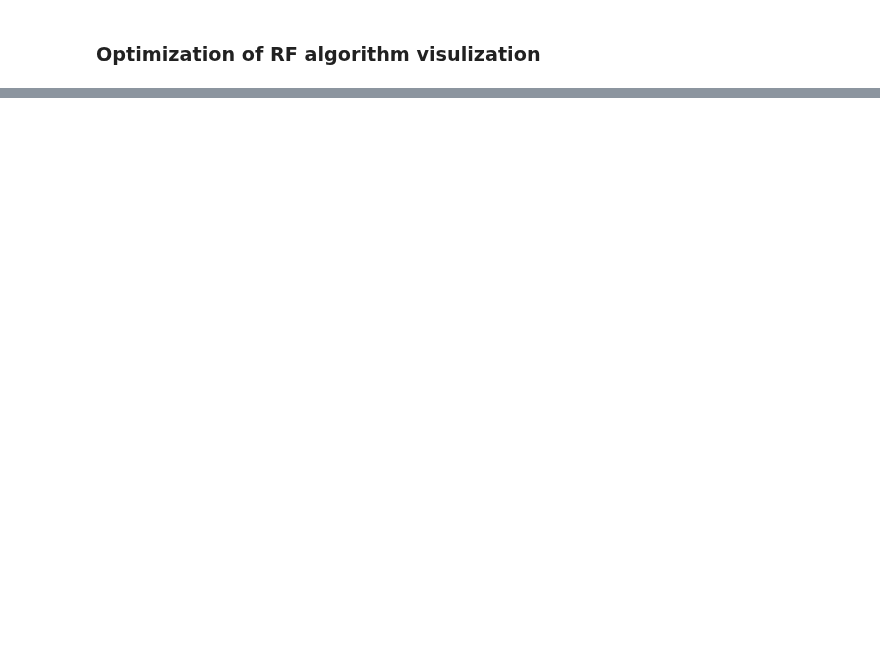
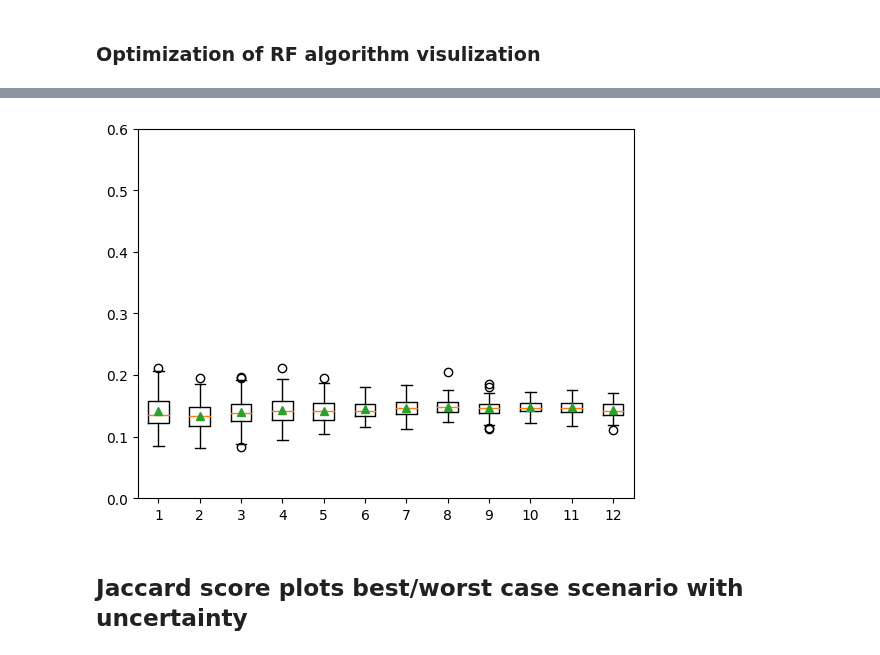
Before and after one commit to amadejp/DS_Project_Feature_Selection, a Jupyter notebook: src/optimization_graphing.ipynb, the cells around one changed output, grey strips where cells are left out. Drawn from its saved outputs; the diff is of its cells as text; code cells hidden in the pictures; blank space fills up the shorter version.

```diff
--- a/src/optimization_graphing.ipynb
+++ b/src/optimization_graphing.ipynb
@@ -133,0 +52,8 @@ file_dict
+# %%
+plt.boxplot([compiled_metrics[sub]["auc_singles"] for sub in subsample_proportions], showmeans=True)
+plt.ylim(0, 0.6)
+plt.show()
+# %% [output]
+[figure, added]
+# %% [markdown]
+## Jaccard score plots best/worst case scenario with uncertainty
```
Also changed, not shown: parts of 23 cells of this notebook, 2 other files.
